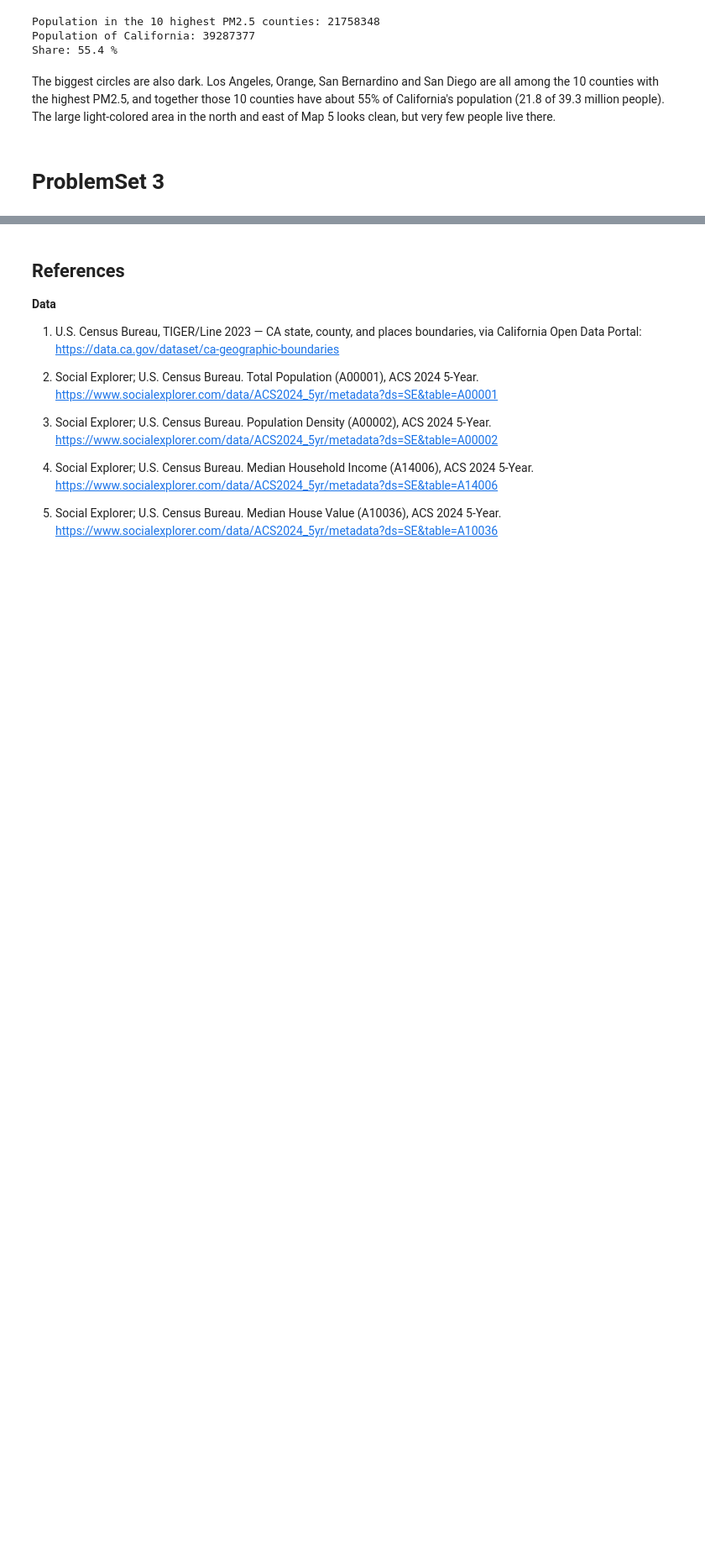
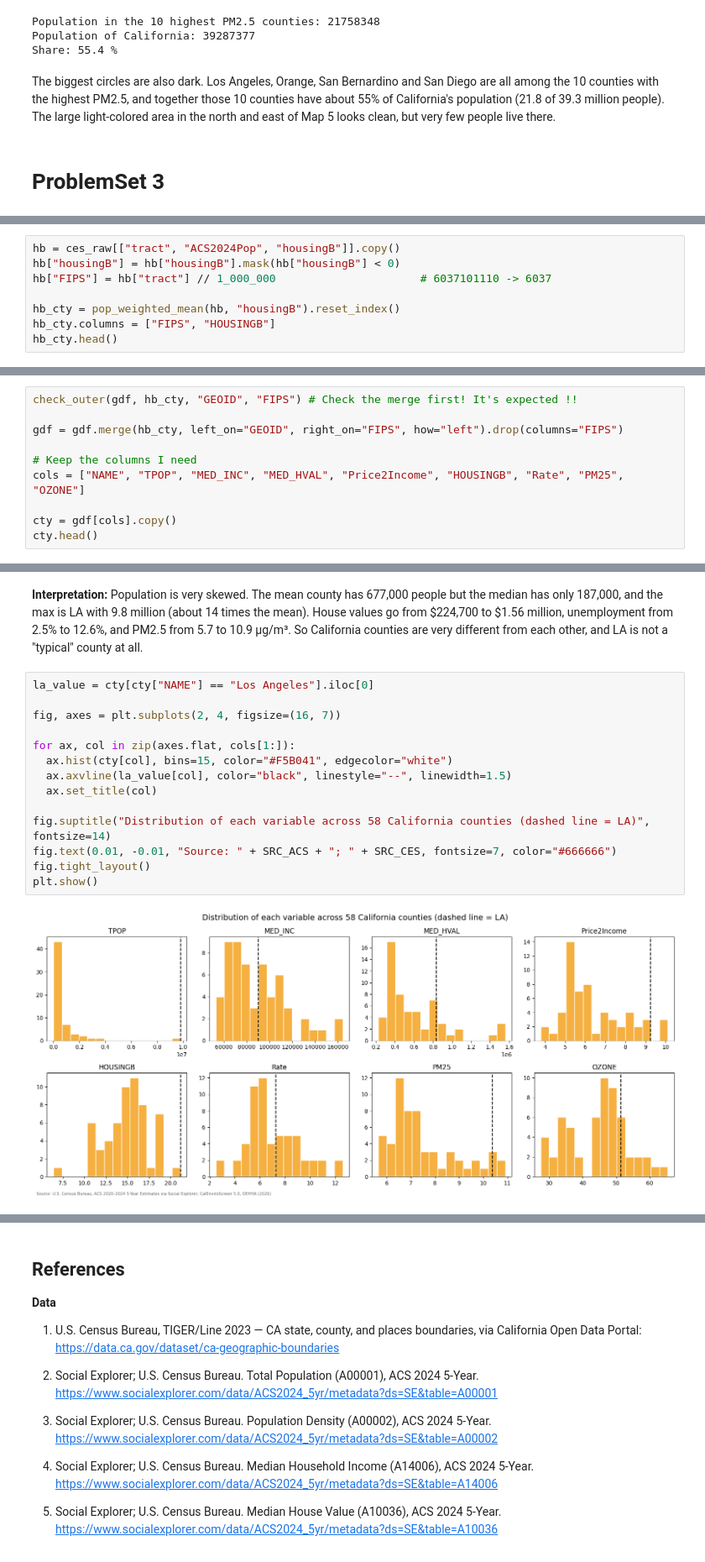
Before and after one commit to HowardChen0211/gisPy, a Jupyter notebook: ProblemSets_map.ipynb, the cells around one changed output, grey strips where cells are left out. Shown at 84% size. Drawn from its saved outputs; the diff is of its cells as text; blank space fills up the shorter version.

```diff
--- a/ProblemSets_map.ipynb
+++ b/ProblemSets_map.ipynb
@@ -1084,0 +1101,8 @@ Why Choosing LA not others?? (Cuz I'm going to visit there 😃 and it has the h
+# %%
+hb = ces_raw[["tract", "ACS2024Pop", "housingB"]].copy()
+hb["housingB"] = hb["housingB"].mask(hb["housingB"] < 0)
+hb["FIPS"] = hb["tract"] // 1_000_000                      # 6037101110 -> 6037
+
+hb_cty = pop_weighted_mean(hb, "housingB").reset_index()
+hb_cty.columns = ["FIPS", "HOUSINGB"]
+hb_cty.head()
@@ -1084,0 +1116,10 @@ Why Choosing LA not others?? (Cuz I'm going to visit there 😃 and it has the h
+# %%
+check_outer(gdf, hb_cty, "GEOID", "FIPS") # Check the merge first! It's expected !!
+
+gdf = gdf.merge(hb_cty, left_on="GEOID", right_on="FIPS", how="left").drop(columns="FIPS")
+
+# Keep the columns I need
+cols = ["NAME", "TPOP", "MED_INC", "MED_HVAL", "Price2Income", "HOUSINGB", "Rate", "PM25", "OZONE"]
+
+cty = gdf[cols].copy()
+cty.head()
@@ -1084,0 +1149,18 @@ Why Choosing LA not others?? (Cuz I'm going to visit there 😃 and it has the h
+# %% [markdown]
+**Interpretation:** Population is very skewed. The mean county has 677,000 people but the median has only 187,000, and the max is LA with 9.8 million (about 14 times the mean). House values go from \$224,700 to \$1.56 million, unemployment from 2.5% to 12.6%, and PM2.5 from 5.7 to 10.9 µg/m³. So California counties are very different from each other, and LA is not a "typical" county at all.
+# %%
+la_value = cty[cty["NAME"] == "Los Angeles"].iloc[0]
+
+fig, axes = plt.subplots(2, 4, figsize=(16, 7))
+
+for ax, col in zip(axes.flat, cols[1:]):
+  ax.hist(cty[col], bins=15, color="#F5B041", edgecolor="white")
+  ax.axvline(la_value[col], color="black", linestyle="--", linewidth=1.5)
+  ax.set_title(col)
+
+fig.suptitle("Distribution of each variable across 58 California counties (dashed line = LA)", fontsize=14)
+fig.text(0.01, -0.01, "Source: " + SRC_ACS + "; " + SRC_CES, fontsize=7, color="#666666")
+fig.tight_layout()
+plt.show()
+# %% [output]
+[figure, added]
```
Also changed, not shown: parts of 43 cells of this notebook.
